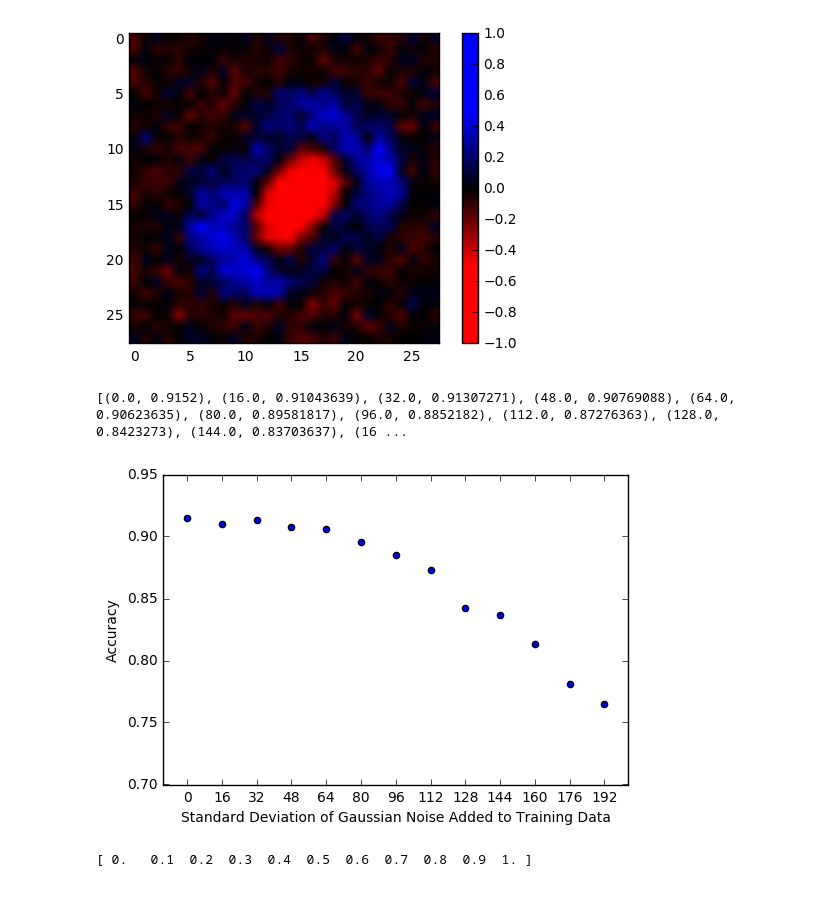
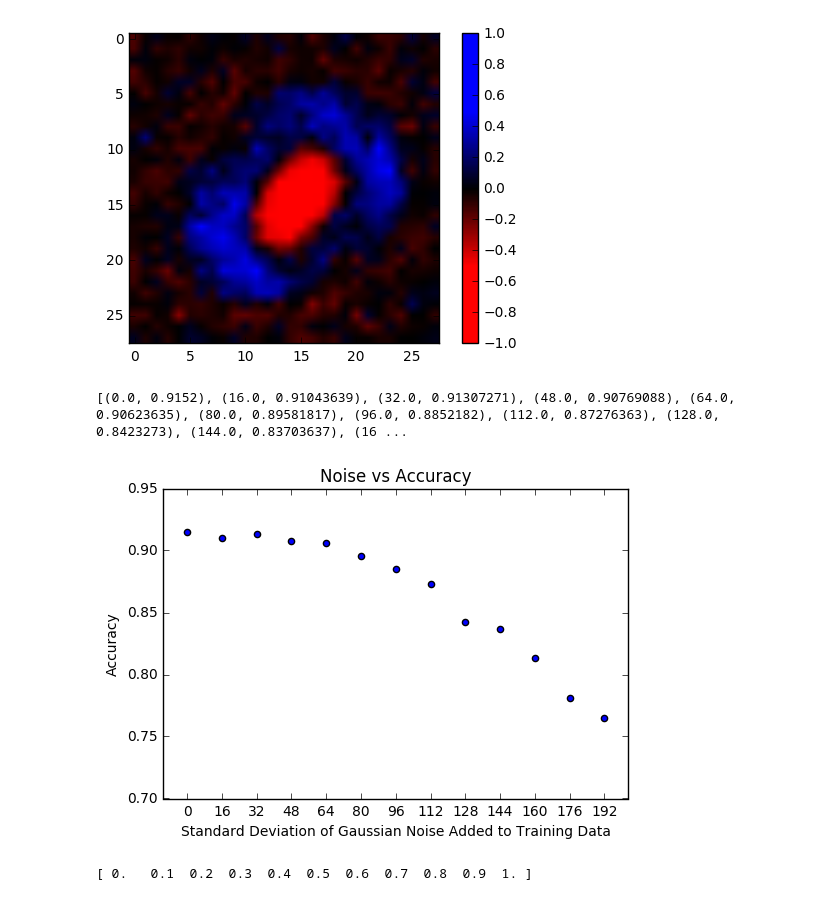
Before and after one commit to VincentRoest/capstone, a Jupyter notebook: Image_manipulation.ipynb, the cells around one changed output. Cells and saved outputs as stored; diff of their text form; code cells hidden in the pictures.

Commit message:
images

```diff
--- a/Image_manipulation.ipynb
+++ b/Image_manipulation.ipynb
@@ -246,16 +245,17 @@ accuracies_noisy = eval_noisy_data(stddevs, digits, labels)
 # %%
 # make nice plot here
 print accuracies_noisy
-
+plt.title('Noise vs Accuracy')
 plt.xlabel('Standard Deviation of Gaussian Noise Added to Training Data')
 plt.ylabel('Accuracy')
 plt.xticks(sorted(stddevs))
 plt.legend(loc=3)
 plt.scatter(*zip(*accuracies_noisy)) # or plot for line
+plt.savefig('noise.png')
 plt.show()
 # %% [output]
 [(0.0, 0.9152), (16.0, 0.91043639), (32.0, 0.91307271), (48.0, 0.90769088), (64.0, 0.90623635), (80.0, 0.89581817), (96.0, 0.8852182), (112.0, 0.87276363), (128.0, 0.8423273), (144.0, 0.83703637), (16 ...
-[figure, old version]
+[figure, new version]
 # %%
 # ZELLER AND FERGUS BLOB BASED OCCLUSION
 from random import randint
```
Also changed, not shown: parts of 2 cells of this notebook, 4 other files.
